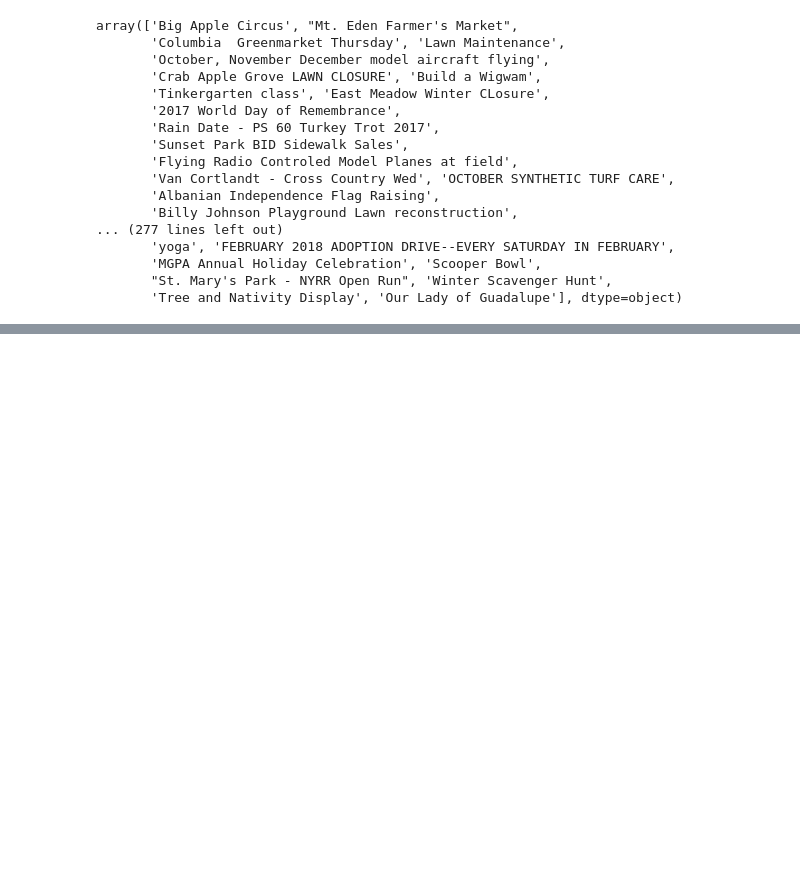
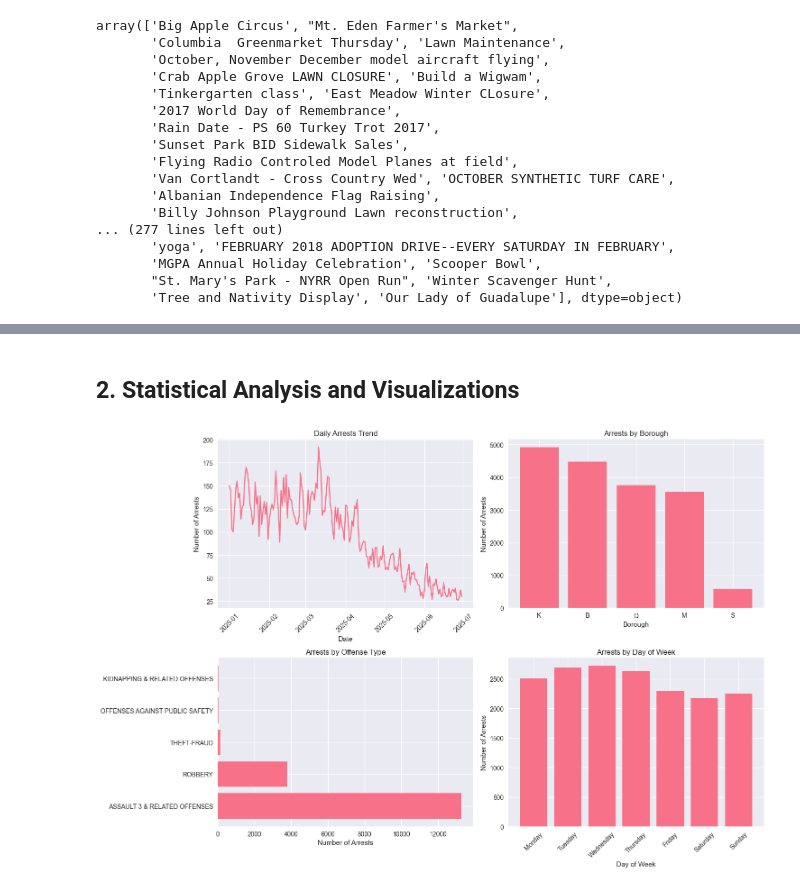
Before and after one commit to Jatixx/Data_Mining_and_Text_Mining, a Jupyter notebook: collect_data.ipynb, the cells around one changed output, grey strips where cells are left out. Drawn from its saved outputs; the diff is of its cells as text; code cells hidden in the pictures; blank space fills up the shorter version.

```diff
--- a/collect_data.ipynb
+++ b/collect_data.ipynb
@@ -8,7 +8,7 @@ client = Socrata("data.cityofnewyork.us", None, timeout=60)
 WARNING:root:Requests made without an app_token will be subject to strict throttling limits.
 # %%
 # Ersten 10.000 Zeilen laden (Limit kann erhöht werden)
-results = client.get("uip8-fykc", limit=10000)
+results = client.get("uip8-fykc", limit=100000)
 
 # In DataFrame umwandeln
 df_arrests = pd.DataFrame.from_records(results)
@@ -142,0 +240,14 @@ array(['Big Apple Circus', "Mt. Eden Farmer's Market",
+# %%
+# Create filtered dataset for target offenses
+target_offenses = [
+    "ROBBERY",
+    "ASSAULT 3 & RELATED OFFENSES",
+    "OFFENSES AGAINST PUBLIC SAFETY",
+    "KIDNAPPING & RELATED OFFENSES",
+    "THEFT-FRAUD"
+]
+
+df_arrests_filtered = df_arrests[df_arrests["ofns_desc"].isin(target_offenses)].copy()
+print(f"Filtered arrests dataset: {df_arrests_filtered.shape[0]} records")
+print("\nOffense distribution:")
+print(df_arrests_filtered["ofns_desc"].value_counts())
@@ -142,0 +265,41 @@ array(['Big Apple Circus', "Mt. Eden Farmer's Market",
+# %% [markdown]
+## 2. Statistical Analysis and Visualizations
+# %%
+# Time series analysis - Arrests by date
+fig, axes = plt.subplots(2, 2, figsize=(15, 10))
+
+# 1. Daily arrests trend
+daily_arrests = df_arrests_filtered.groupby(df_arrests_filtered['arrest_date'].dt.date).size()
+axes[0,0].plot(daily_arrests.index, daily_arrests.values)
+axes[0,0].set_title('Daily Arrests Trend')
+axes[0,0].set_xlabel('Date')
+axes[0,0].set_ylabel('Number of Arrests')
+axes[0,0].tick_params(axis='x', rotation=45)
+
+# 2. Arrests by borough
+borough_counts = df_arrests_filtered['arrest_boro'].value_counts()
+axes[0,1].bar(borough_counts.index, borough_counts.values)
+axes[0,1].set_title('Arrests by Borough')
+axes[0,1].set_xlabel('Borough')
+axes[0,1].set_ylabel('Number of Arrests')
+
+# 3. Arrests by offense type
+offense_counts = df_arrests_filtered['ofns_desc'].value_counts()
+axes[1,0].barh(offense_counts.index, offense_counts.values)
+axes[1,0].set_title('Arrests by Offense Type')
+axes[1,0].set_xlabel('Number of Arrests')
+
+# 4. Arrests by day of week
+df_arrests_filtered['day_of_week'] = df_arrests_filtered['arrest_date'].dt.day_name()
+day_order = ['Monday', 'Tuesday', 'Wednesday', 'Thursday', 'Friday', 'Saturday', 'Sunday']
+day_counts = df_arrests_filtered['day_of_week'].value_counts().reindex(day_order)
+axes[1,1].bar(day_counts.index, day_counts.values)
+axes[1,1].set_title('Arrests by Day of Week')
+axes[1,1].set_xlabel('Day of Week')
+axes[1,1].set_ylabel('Number of Arrests')
+axes[1,1].tick_params(axis='x', rotation=45)
+
+plt.tight_layout()
+plt.show()
+# %% [output]
+[figure, added]
```
Also changed, not shown: parts of 25 cells of this notebook, 7 other files.
